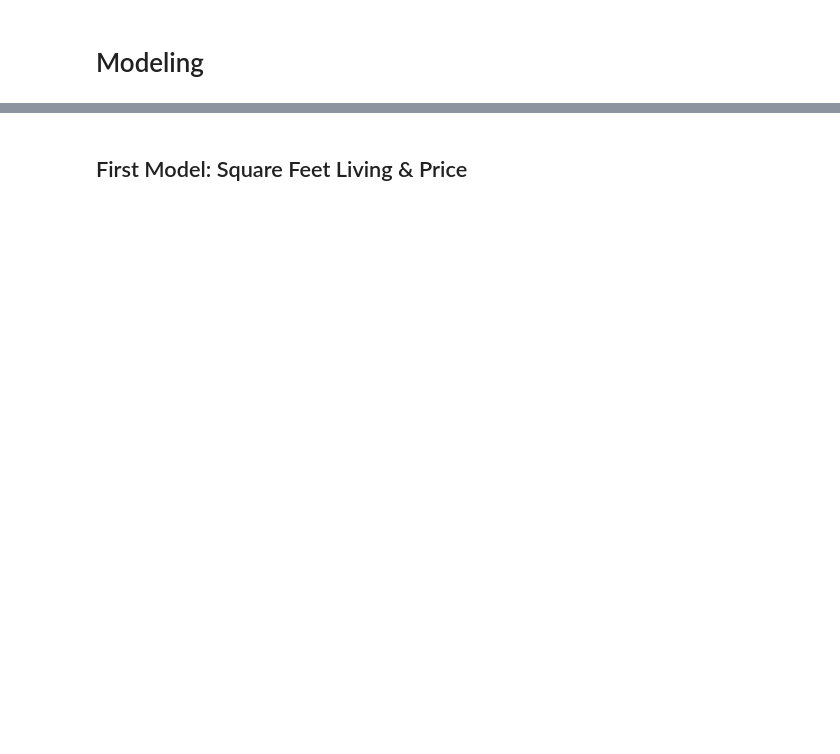
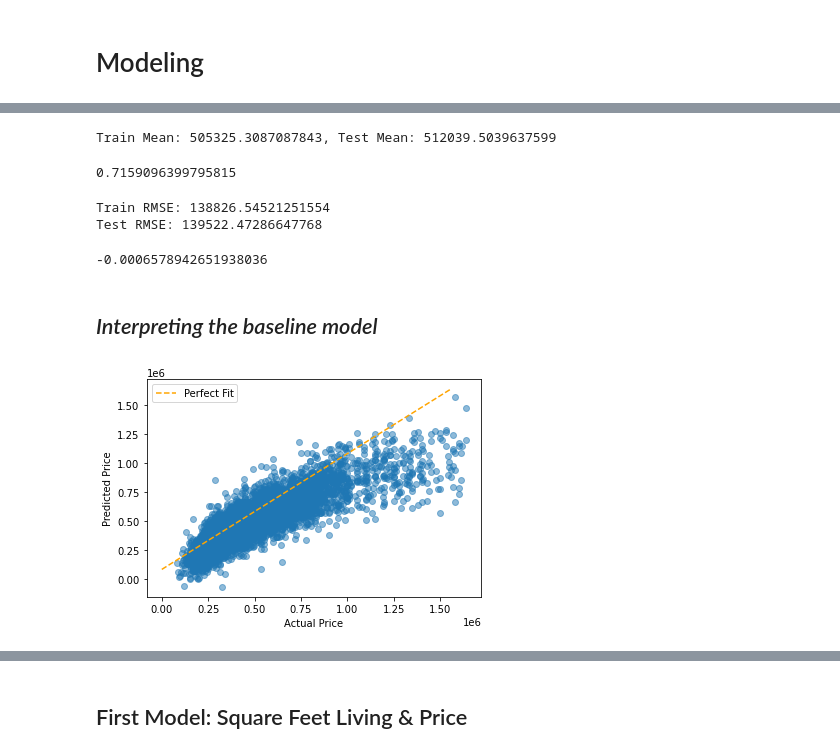
Before and after one commit to cyborgsage/kingco-realestate, a Jupyter notebook: doug_index.ipynb, the cells around one changed output, grey strips where cells are left out. Drawn from its saved outputs; the diff is of its cells as text; code cells hidden in the pictures; blank space fills up the shorter version.

Commit message:
add new stakeholder & models

```diff
--- a/doug_index.ipynb
+++ b/doug_index.ipynb
@@ -199,7 +146,5 @@ Index(['id', 'date', 'price', 'bedrooms', 'bathrooms', 'sqft_living',
 # %%
-baseline_y = df['price'].mean()
-baseline_x = df.drop('price', axis=1)
+baseline_y = df['price']
+baseline_X = df.drop(['price', 'id', 'date'], axis=1)
 # %%
-baseline_y = df['price']
-baseline_x = df['mean_price']
-baseline_X_train, baseline_X_test, baseline_y_train, baseline_y_test = train_test_split(baseline_x, baseline_y, random_state=42)
+baseline_X_train, baseline_X_test, baseline_y_train, baseline_y_test = train_test_split(baseline_X, baseline_y, random_state=42)
@@ -240,0 +151,54 @@ df = df.drop('mean_price', axis=1)
+# %%
+scaler = StandardScaler()
+baseline_X_train_scaled = scaler.fit_transform(baseline_X_train)
+baseline_X_test_scaled = scaler.fit_transform(baseline_X_test)
+baseline_X_train_scaled = pd.DataFrame(baseline_X_train_scaled)
+baseline_X_train_scaled.columns = baseline_X.columns
+
+baseline_X_test_scaled = pd.DataFrame(baseline_X_test_scaled)
+baseline_X_test_scaled.columns = baseline_X.columns
+# %%
+print(f'Train Mean: {baseline_y_train.mean()}, Test Mean: {baseline_y_test.mean()}')
+# %% [output]
+Train Mean: 505325.3087087843, Test Mean: 512039.5039637599
+# %%
+baseline_model = LinearRegression()
+
+# Fit the model on X_train_final and y_train
+baseline_model.fit(baseline_X_train_scaled, baseline_y_train)
+
+# Score the model on X_test_final and y_test
+# (use the built-in .score method)
+baseline_model.score(baseline_X_test_scaled, baseline_y_test)
+# %% [output]
+0.7159096399795815
+# %%
+from sklearn.metrics import mean_squared_error
+
+print(f'Train RMSE: {mean_squared_error(baseline_y_train, baseline_model.predict(baseline_X_train_scaled), squared=False)}')
+print(f'Test RMSE: {mean_squared_error(baseline_y_test, baseline_model.predict(baseline_X_test_scaled), squared=False)}')
+# %% [output]
+Train RMSE: 138826.54521251554
+Test RMSE: 139522.47286647768
+# %%
+dummy_regr = DummyRegressor(strategy="mean")
+dummy_regr.fit(baseline_X_train_scaled, baseline_y_train)
+dummy_regr.predict(baseline_X_train_scaled)
+dummy_regr.score(baseline_X_test_scaled, baseline_y_test)
+# %% [output]
+-0.0006578942651938036
+# %% [markdown]
+## *Interpreting the baseline model*
+# %%
+#LINEARITY
+preds = baseline_model.predict(baseline_X_test_scaled)
+fig, ax = plt.subplots()
+
+perfect_line = np.arange(baseline_y_test.min(), baseline_y_test.max())
+ax.plot(perfect_line, linestyle="--", color="orange", label="Perfect Fit")
+ax.scatter(baseline_y_test, preds, alpha=0.5)
+ax.set_xlabel("Actual Price")
+ax.set_ylabel("Predicted Price")
+ax.legend();
+# %% [output]
+[figure, added]
```
Also changed, not shown: parts of 52 cells of this notebook.
